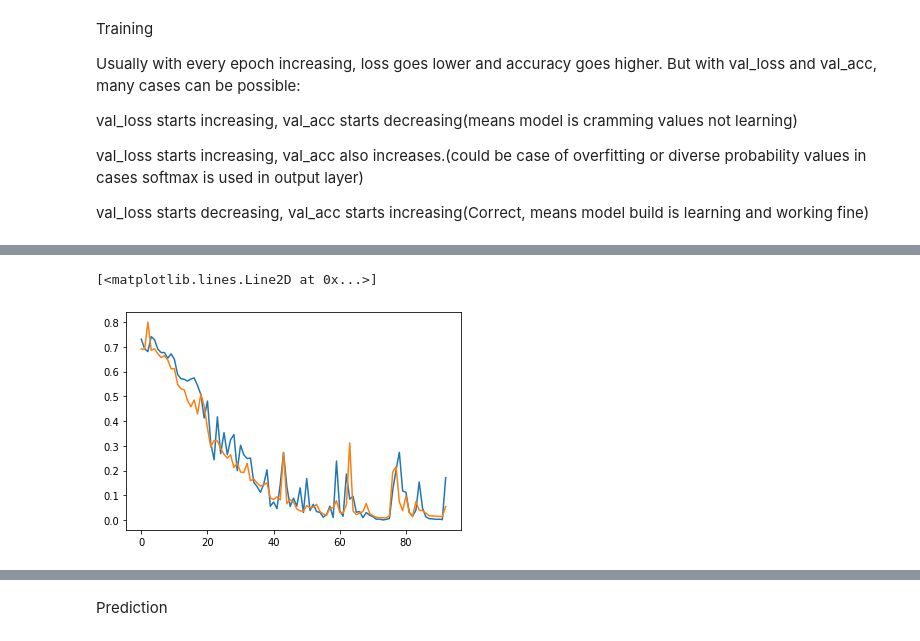
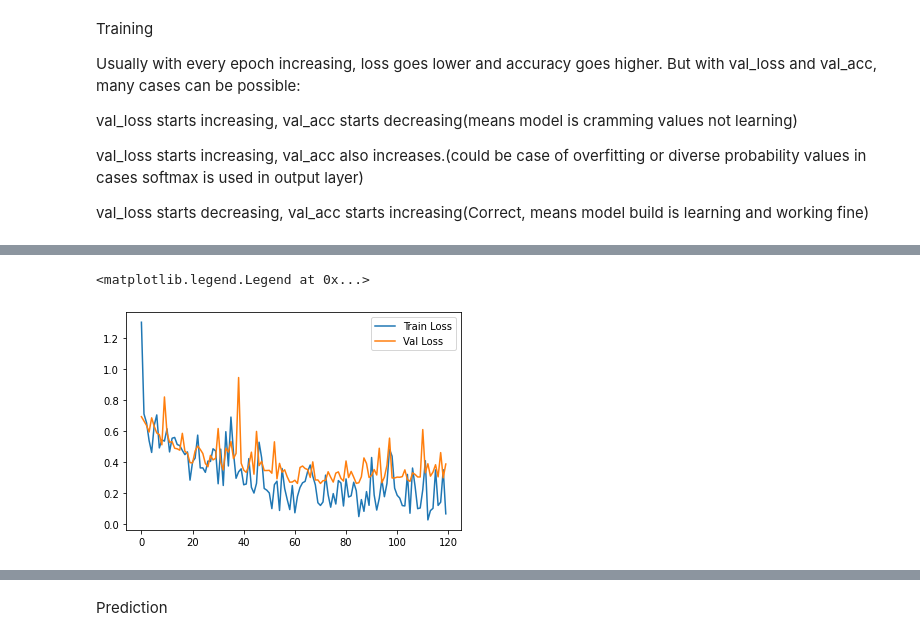
Before and after one commit to nayansavaliya/fakeImageDetection, a Jupyter notebook: src/SNGAN_Bilinear.ipynb, the cells around one changed output, grey strips where cells are left out. Cells and saved outputs as stored; diff of their text form; code cells hidden in the pictures.

```diff
--- a/src/SNGAN_Bilinear.ipynb
+++ b/src/SNGAN_Bilinear.ipynb
@@ -19,16 +19,16 @@ Prepare DATASET
 train = ImageDataGenerator(rescale=1/255,validation_split=0.2)
 test = ImageDataGenerator(rescale=1/255)
 
-train_dataset = train.flow_from_directory("/Users/nayansavaliya/Masters Mechatronics/2022 Summer/RAML - Project/data/bilinear/test",
+train_dataset = train.flow_from_directory("/Users/nayansavaliya/Masters Mechatronics/2022 Summer/RAML - Project/data/bilinear/train",
                                           target_size=(32,32),
                                           batch_size = 1,
-                                          class_mode = 'binary')
+                                          class_mode = 'binary',subset='training')
 
-validation_dataset = train.flow_from_directory("/Users/nayansavaliya/Masters Mechatronics/2022 Summer/RAML - Project/data/bilinear/test",
+validation_dataset = train.flow_from_directory("/Users/nayansavaliya/Masters Mechatronics/2022 Summer/RAML - Project/data/bilinear/train",
                                           target_size=(32,32),
                                           batch_size = 1,
-                                          class_mode = 'binary')
-test_dataset = test.flow_from_directory("/Users/nayansavaliya/Masters Mechatronics/2022 Summer/RAML - Project/data/bilinear/train",
+                                          class_mode = 'binary',subset='validation')
+test_dataset = test.flow_from_directory("/Users/nayansavaliya/Masters Mechatronics/2022 Summer/RAML - Project/data/bilinear/test",
                                           target_size=(32,32),
                                           batch_size =1,
                                           class_mode = 'binary')
@@ -50,14 +50,14 @@ model.add(keras.layers.Conv2D(32,(3,3),activation='relu',input_shape=(32,32,3)))
 model.add(keras.layers.MaxPool2D(2,2))
 
 # Convolutional layer and maxpool layer 2
-model.add(keras.layers.Conv2D(64,(3,3),activation='relu'))
+# model.add(keras.layers.Conv2D(64,(3,3),activation='relu'))
 
-model.add(keras.layers.MaxPool2D(2,2))
+# model.add(keras.layers.MaxPool2D(2,2))
 
-# Convolutional layer and maxpool layer 3
-model.add(keras.layers.Conv2D(64,(3,3),activation='relu'))
+# # Convolutional layer and maxpool layer 3
+# model.add(keras.layers.Conv2D(64,(3,3),activation='relu'))
 
-model.add(keras.layers.MaxPool2D(2,2))
+# model.add(keras.layers.MaxPool2D(2,2))
 
 # This layer flattens the resulting image array to 1D array
 model.add(keras.layers.Flatten())
@@ -96,9 +96,9 @@ early_stopping = EarlyStopping(
 )
 
 history = model.fit(train_dataset,
-         steps_per_epoch = 80,
-         epochs = 100,
-         callbacks=[early_stopping],
+         steps_per_epoch = 25,
+         epochs = 120,
+        #  callbacks=[early_stopping],
          validation_data = validation_dataset
          )
 # %% [output]
@@ -126,15 +126,16 @@ Epoch 93/100
 # %%
 # visualizing losses and accuracy
 # print(history.history)
 train_loss = history.history['loss']
 val_loss   = history.history['val_loss']
 train_acc  = history.history['accuracy']
 val_acc    = history.history['val_accuracy']
-xc         = range(93)
+xc         = range(120)
 
 plt.figure()
-plt.plot(xc, train_loss)
-plt.plot(xc, val_loss)
+plt.plot(xc, train_loss,label = 'Train Loss')
+plt.plot(xc, val_loss,label = 'Val Loss')
+plt.legend(loc='upper right')
 # %% [output]
-[<matplotlib.lines.Line2D at 0x...>]
+<matplotlib.legend.Legend at 0x...>
-[figure, old version]
+[figure, new version]
```
Also changed, not shown: parts of 5 cells of this notebook, 2 other files.
